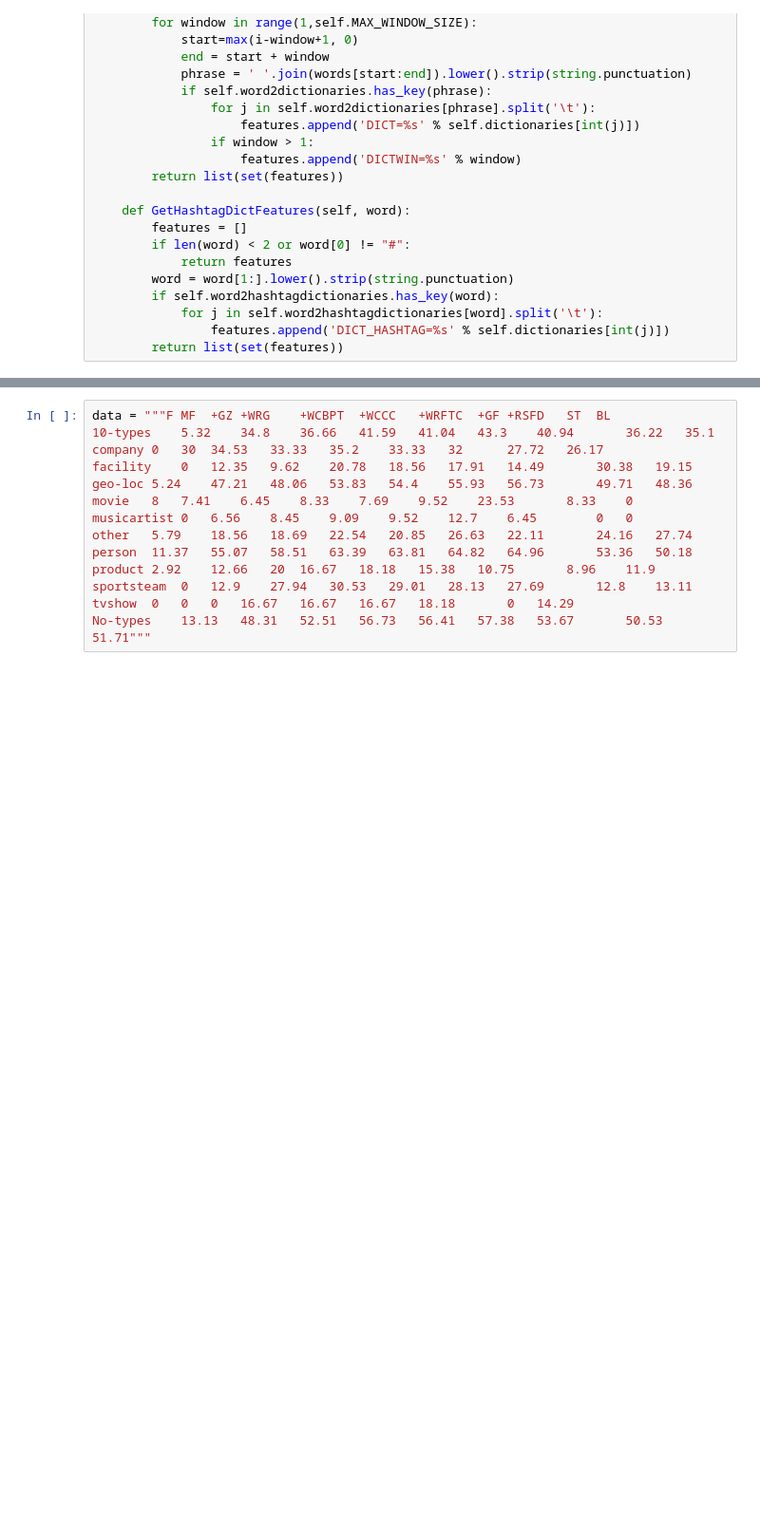
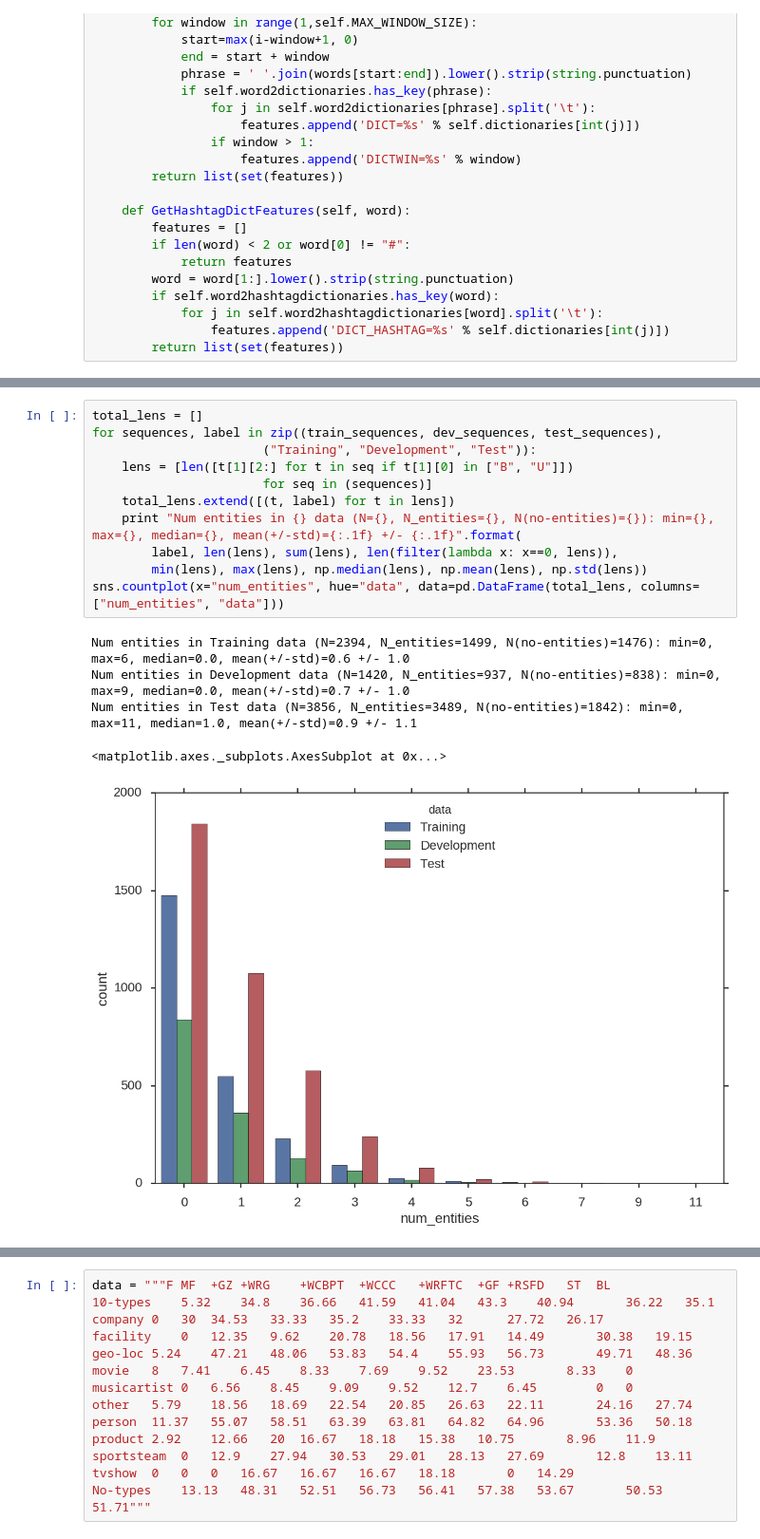
Before and after one commit to napsternxg/TwitterNER, a Jupyter notebook: Paper Figures.ipynb, the cells around one changed output, grey strips where cells are left out. Shown at 95% size. Cells and saved outputs as stored; diff of their text form; blank space fills up the shorter version.

```diff
--- a/Paper Figures.ipynb
+++ b/Paper Figures.ipynb
@@ -254,0 +256,17 @@ Counter({'person': 693, 'geo-loc': 439, 'other': 404, 'company': 243, 'sportstea
+# %%
+total_lens = []
+for sequences, label in zip((train_sequences, dev_sequences, test_sequences),
+                       ("Training", "Development", "Test")):
+    lens = [len([t[1][2:] for t in seq if t[1][0] in ["B", "U"]])
+                       for seq in (sequences)]
+    total_lens.extend([(t, label) for t in lens])
+    print "Num entities in {} data (N={}, N_entities={}, N(no-entities)={}): min={}, max={}, median={}, mean(+/-std)={:.1f} +/- {:.1f}".format(
+        label, len(lens), sum(lens), len(filter(lambda x: x==0, lens)),
+        min(lens), max(lens), np.median(lens), np.mean(lens), np.std(lens))
+sns.countplot(x="num_entities", hue="data", data=pd.DataFrame(total_lens, columns=["num_entities", "data"]))
+# %% [output]
+Num entities in Training data (N=2394, N_entities=1499, N(no-entities)=1476): min=0, max=6, median=0.0, mean(+/-std)=0.6 +/- 1.0
+Num entities in Development data (N=1420, N_entities=937, N(no-entities)=838): min=0, max=9, median=0.0, mean(+/-std)=0.7 +/- 1.0
+Num entities in Test data (N=3856, N_entities=3489, N(no-entities)=1842): min=0, max=11, median=1.0, mean(+/-std)=0.9 +/- 1.1
+<matplotlib.axes._subplots.AxesSubplot at 0x...>
+[figure, added]
```
Also changed, not shown: parts of 23 cells of this notebook, 3 other files.
